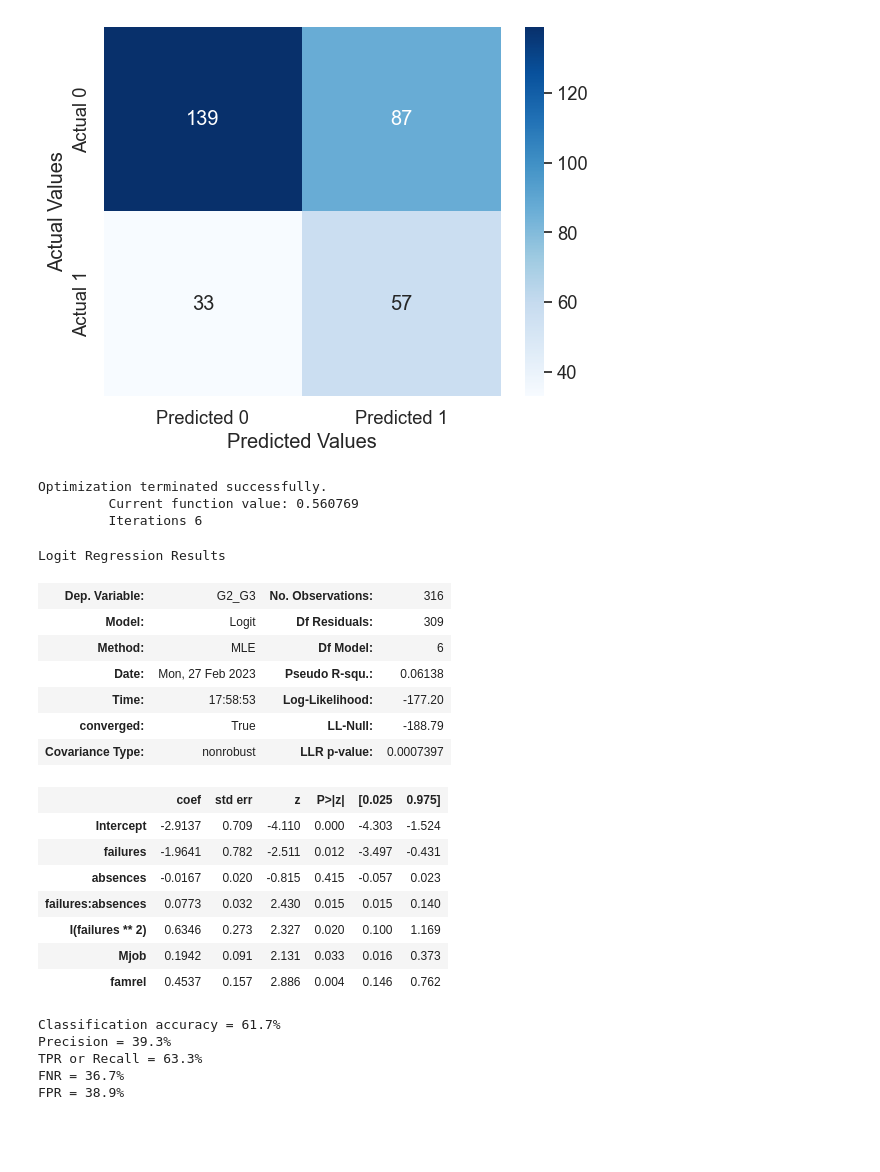
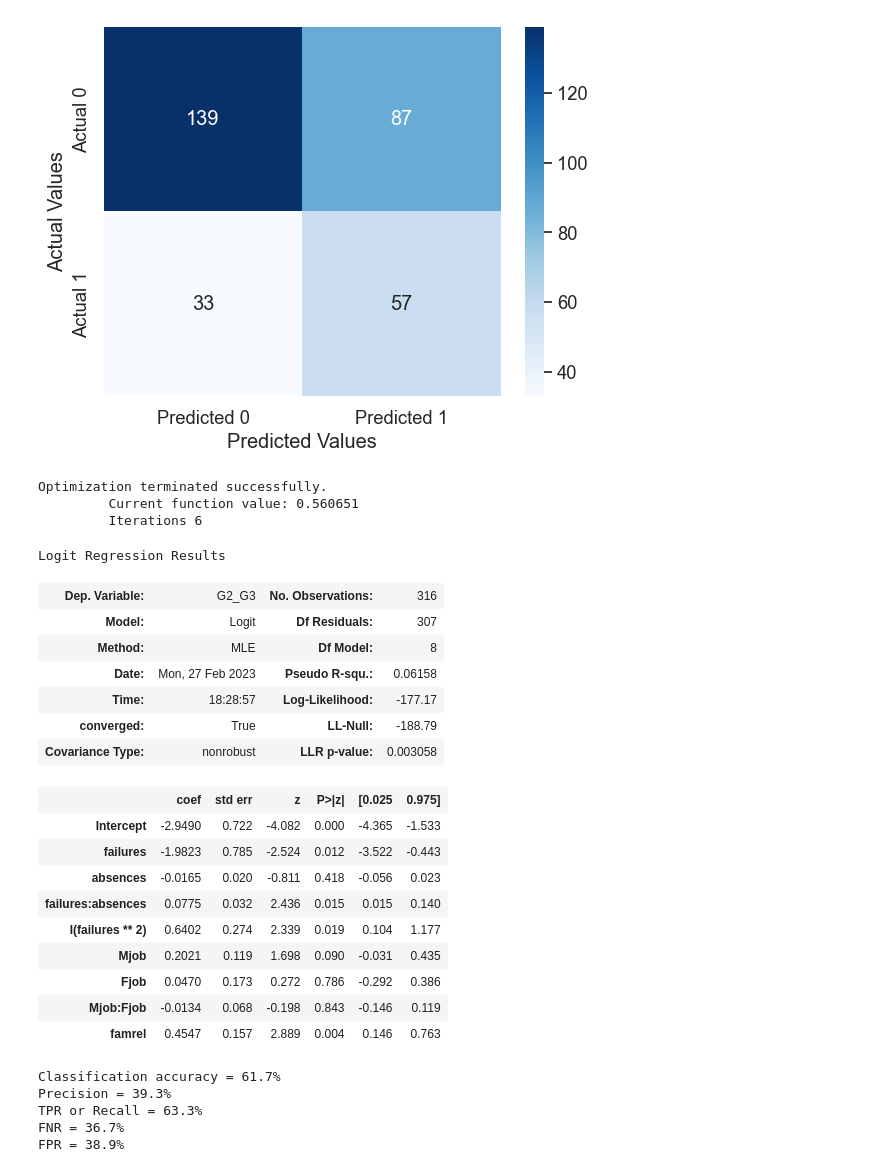
Before and after one commit to zshi719/student_grade_prediction, a Jupyter notebook: grade_model.ipynb, the cells around one changed output. Cells and saved outputs as stored; diff of their text form; code cells hidden in the pictures; blank space fills up the shorter version.

```diff
--- a/grade_model.ipynb
+++ b/grade_model.ipynb
@@ -929,28 +918,30 @@ FNR = 36.7%
 FPR = 38.5%
 [figure]
 # %%
-pro_model3 = smf.logit(formula = 'G2_G3~failures*absences+I(failures**2)+Mjob + famrel', data = train).fit()
+pro_model3 = smf.logit(formula = 'G2_G3~failures*absences+I(failures**2)+Mjob*Fjob + famrel', data = train).fit()
 pro_model3.summary()
 # %% [output]
 Optimization terminated successfully.
-         Current function value: 0.560769
+         Current function value: 0.560651
          Iterations 6
 Logit Regression Results
 | Dep. Variable: | G2_G3 | No. Observations: | 316 |
-| Model: | Logit | Df Residuals: | 309 |
-| Method: | MLE | Df Model: | 6 |
-| Date: | Mon, 27 Feb 2023 | Pseudo R-squ.: | 0.06138 |
-| Time: | 17:58:53 | Log-Likelihood: | -177.20 |
+| Model: | Logit | Df Residuals: | 307 |
+| Method: | MLE | Df Model: | 8 |
+| Date: | Mon, 27 Feb 2023 | Pseudo R-squ.: | 0.06158 |
+| Time: | 18:28:57 | Log-Likelihood: | -177.17 |
 | converged: | True | LL-Null: | -188.79 |
-| Covariance Type: | nonrobust | LLR p-value: | 0.0007397 |
+| Covariance Type: | nonrobust | LLR p-value: | 0.003058 |
 |  | coef | std err | z | P>|z| | [0.025 | 0.975] |
-| Intercept | -2.9137 | 0.709 | -4.110 | 0.000 | -4.303 | -1.524 |
-| failures | -1.9641 | 0.782 | -2.511 | 0.012 | -3.497 | -0.431 |
-| absences | -0.0167 | 0.020 | -0.815 | 0.415 | -0.057 | 0.023 |
-| failures:absences | 0.0773 | 0.032 | 2.430 | 0.015 | 0.015 | 0.140 |
-| I(failures ** 2) | 0.6346 | 0.273 | 2.327 | 0.020 | 0.100 | 1.169 |
-| Mjob | 0.1942 | 0.091 | 2.131 | 0.033 | 0.016 | 0.373 |
-| famrel | 0.4537 | 0.157 | 2.886 | 0.004 | 0.146 | 0.762 |
+| Intercept | -2.9490 | 0.722 | -4.082 | 0.000 | -4.365 | -1.533 |
+| failures | -1.9823 | 0.785 | -2.524 | 0.012 | -3.522 | -0.443 |
+| absences | -0.0165 | 0.020 | -0.811 | 0.418 | -0.056 | 0.023 |
+| failures:absences | 0.0775 | 0.032 | 2.436 | 0.015 | 0.015 | 0.140 |
+| I(failures ** 2) | 0.6402 | 0.274 | 2.339 | 0.019 | 0.104 | 1.177 |
+| Mjob | 0.2021 | 0.119 | 1.698 | 0.090 | -0.031 | 0.435 |
+| Fjob | 0.0470 | 0.173 | 0.272 | 0.786 | -0.292 | 0.386 |
+| Mjob:Fjob | -0.0134 | 0.068 | -0.198 | 0.843 | -0.146 | 0.119 |
+| famrel | 0.4547 | 0.157 | 2.889 | 0.004 | 0.146 | 0.763 |
 # %%
 confusion_matrix_data(train,train.G2_G3,pro_model3, 0.3)
 # %% [output]
```
Also changed, not shown: parts of 20 cells of this notebook, 1 other file.
